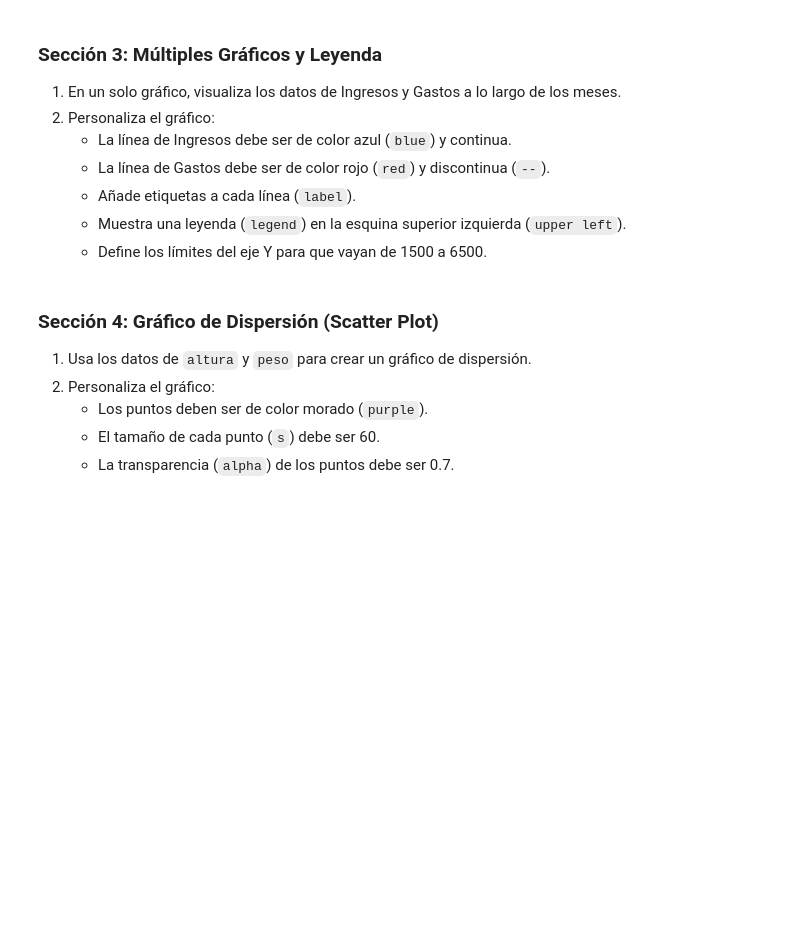
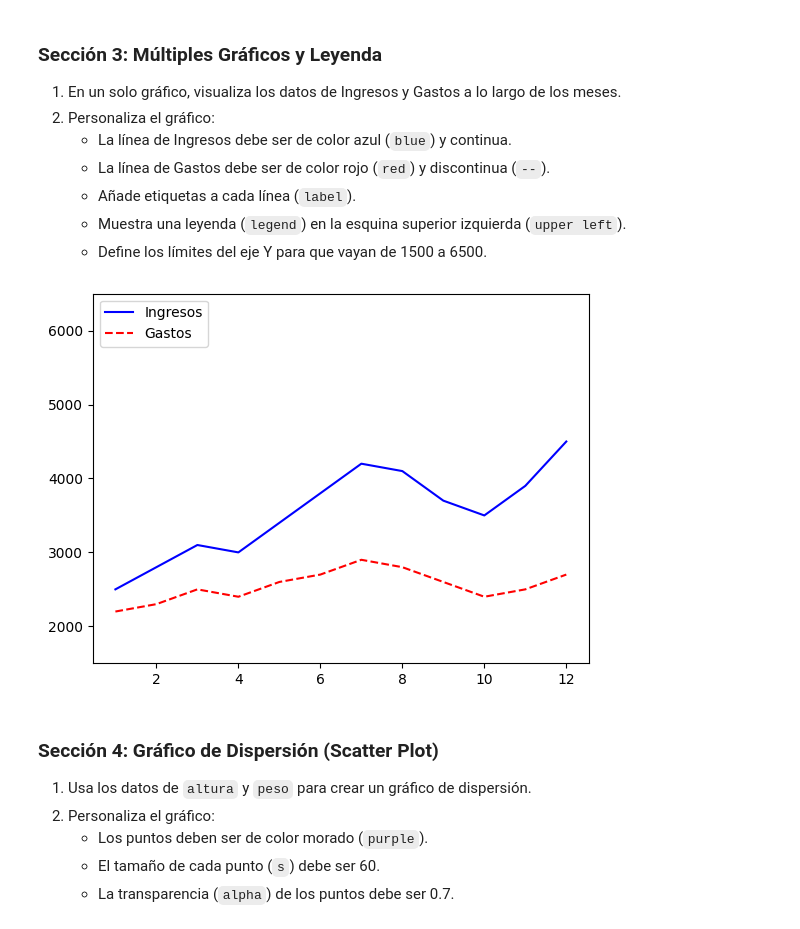
Before and after one commit to xisaach03/Practica_Numpy_1-, a Jupyter notebook: Numpy_Matplotlib_Exercises_Students.ipynb, the cells around one changed output. Cells and saved outputs as stored; diff of their text form; code cells hidden in the pictures; blank space fills up the shorter version.

```diff
--- a/Numpy_Matplotlib_Exercises_Students.ipynb
+++ b/Numpy_Matplotlib_Exercises_Students.ipynb
@@ -61,9 +88,16 @@ temperaturas = [5.4, 6.1, 9.5, 12.3, 16.5, 20.1, 22.7, 22.1, 18.4, 13.5, 8.2, 5.
 # %%
 meses = np.arange(1, 13)
 ingresos = [2500, 2800, 3100, 3000, 3400, 3800, 4200, 4100, 3700, 3500, 3900, 4500]
 gastos = [2200, 2300, 2500, 2400, 2600, 2700, 2900, 2800, 2600, 2400, 2500, 2700]
 
 # Espacio para tu respuesta de la Sección 3
+plt.plot(meses, ingresos, color='blue', linestyle='-', label='Ingresos')
+plt.plot(meses, gastos, color='red', linestyle='--', label='Gastos')
+plt.ylim(1500, 6500)
+plt.legend(loc='upper left')
+plt.show()
+# %% [output]
+[figure, added]
 # %% [markdown]
 ### Sección 4: Gráfico de Dispersión (Scatter Plot)
 
```
Also changed, not shown: parts of 10 cells of this notebook.
